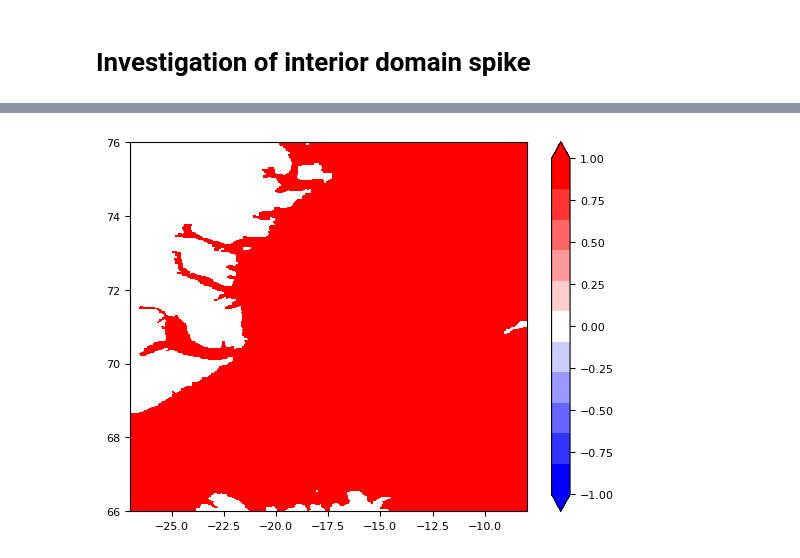
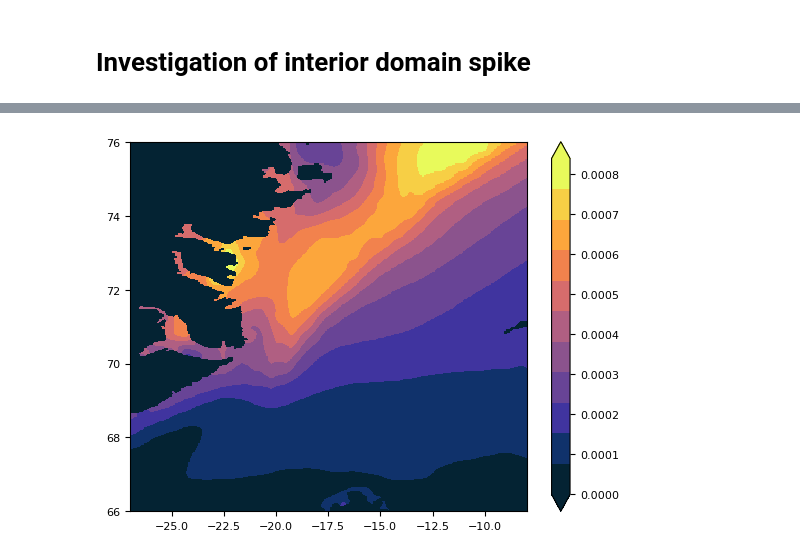
Before and after one commit to EirikKvamme/MScEirik, a Jupyter notebook: FW_budget/Full_FW_budget_76N.ipynb, the cells around one changed output, grey strips where cells are left out. Drawn from its saved outputs; the diff is of its cells as text; code cells hidden in the pictures.

Commit message:
Fixed plots, investigating interior domain spike

```diff
--- a/FW_budget/Full_FW_budget_76N.ipynb
+++ b/FW_budget/Full_FW_budget_76N.ipynb
@@ -1125,4 +1149,5 @@ Coordinates:
 # %%
-ATM_Temp = xr.open_dataset('/nird/projects/NS9608K/MSc_EK/Data/2mATMTemp.nc')['EXFatemp']
+ATM_Temp = xr.open_dataset('/nird/projects/NS9608K/MSc_EK/Data/2mTemp.nc')['EXFatemp']/273.15
+ATM_Temp_time = ATM_Temp.sel(X=-18.92,method='nearest').sel(Y=71.15,method='nearest')
 display(ATM_Temp)
 # %% [output]
@@ -1142,7 +1193,7 @@ Attributes:
 # %%
 fig, ax = plt.subplots()
-cmap = plt.get_cmap('bwr')
-mesh = ax.pcolormesh(ATM_Temp.X,ATM_Temp.Y,ATM_Temp[0]/273.15,cmap=cmap.resampled(11),vmin=-1,vmax=1)
+cmap = cmo.thermal
+mesh = ax.pcolormesh(ATM_Temp.X,ATM_Temp.Y,ATM_Temp.var(dim='time'),cmap=cmap.resampled(11))
 cbar = fig.colorbar(mesh,extend='both')
 # %% [output]
-[figure, old version]
+[figure, new version]
```
Also changed, not shown: parts of 10 cells of this notebook.
